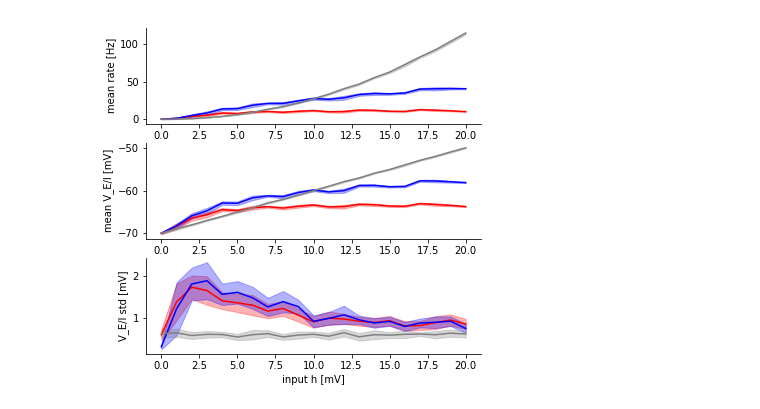
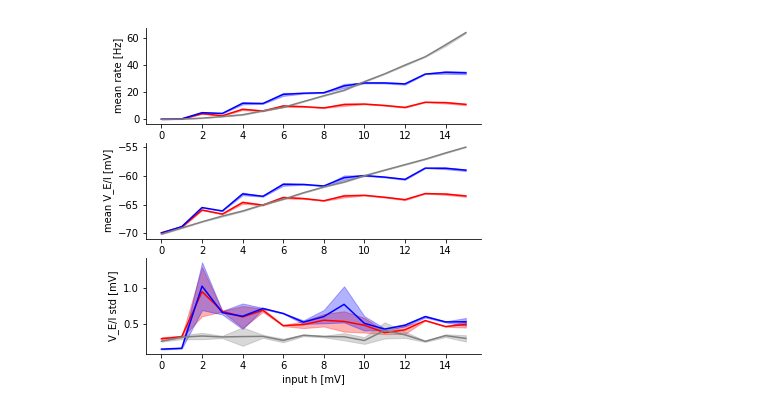
Before and after one commit to suzymlewis/jump_proj, a Jupyter notebook: Regenerate_figure_2.ipynb, the cells around one changed output. Cells and saved outputs as stored; diff of their text form; code cells hidden in the pictures.

```diff
--- a/Regenerate_figure_2.ipynb
+++ b/Regenerate_figure_2.ipynb
@@ -207,8 +222,8 @@ def regenerate_figure_2c():
 # %%
-def simulate_figure_2d(h_max = 20,
-                        n_trials = 5,
+def simulate_figure_2d(h_max,
+                       n_trials,
                         n_step = 20000,
-                        start_step = 2000):
+                        start_step = 5000):
     """
     Regenerate figure 2D
 
@@ -266,11 +281,13 @@ def plot_figure_2d_subplot(ax, data_list, error_list, ylabel):
                        color=color_list[i])
     ax.set_ylabel(ylabel)
 # %%
-def regenerate_figure_2d(h_max=20,
-                        n_trials=10):
+def regenerate_figure_2d(h_max,
+                        n_trials,
+                        noise_scale):
 
     [V_std_list, V_mean_list, r_mean_list] = simulate_figure_2d(h_max=h_max,
-                                                                n_trials=n_trials)
+                                                                n_trials=n_trials,
+                                                                noise_scale=noise_scale)
 
     V_std_mean = np.mean(V_std_list, axis=0)
     V_mean_mean = np.mean(V_mean_list, axis=0)
@@ -299,7 +316,7 @@ def regenerate_figure_2d(h_max=20,
             V_std_list = V_std_list,
             V_mean_list = V_mean_list,
             r_mean_list = r_mean_list)
-# %%
-regenerate_figure_2d()
-# %% [output]
-[figure, removed]
+# %%
+regenerate_figure_2d(h_max=15, n_trials=2, noise_scale=0.5)
+# %% [output]
+[figure, added]
```
Also changed, not shown: parts of 9 cells of this notebook, 2 other files.
